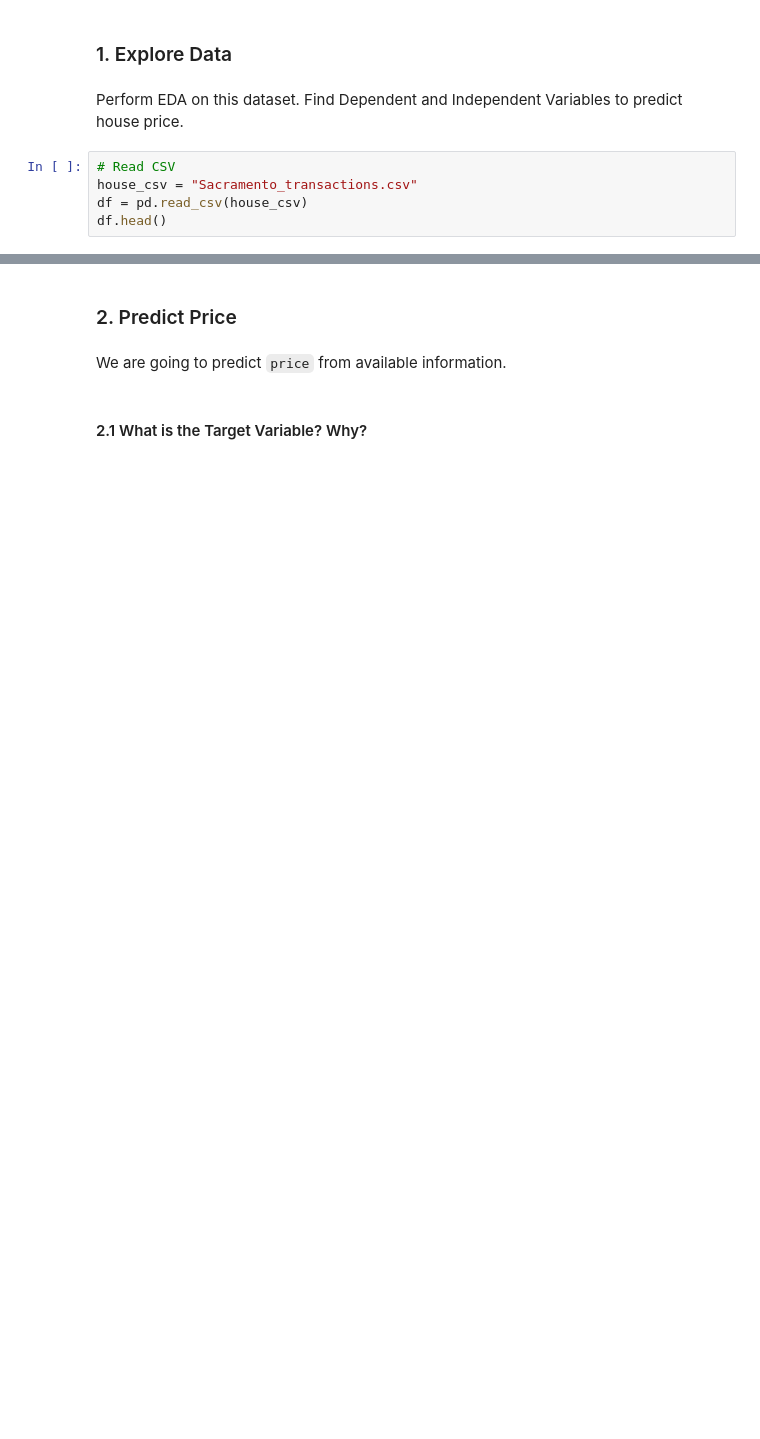
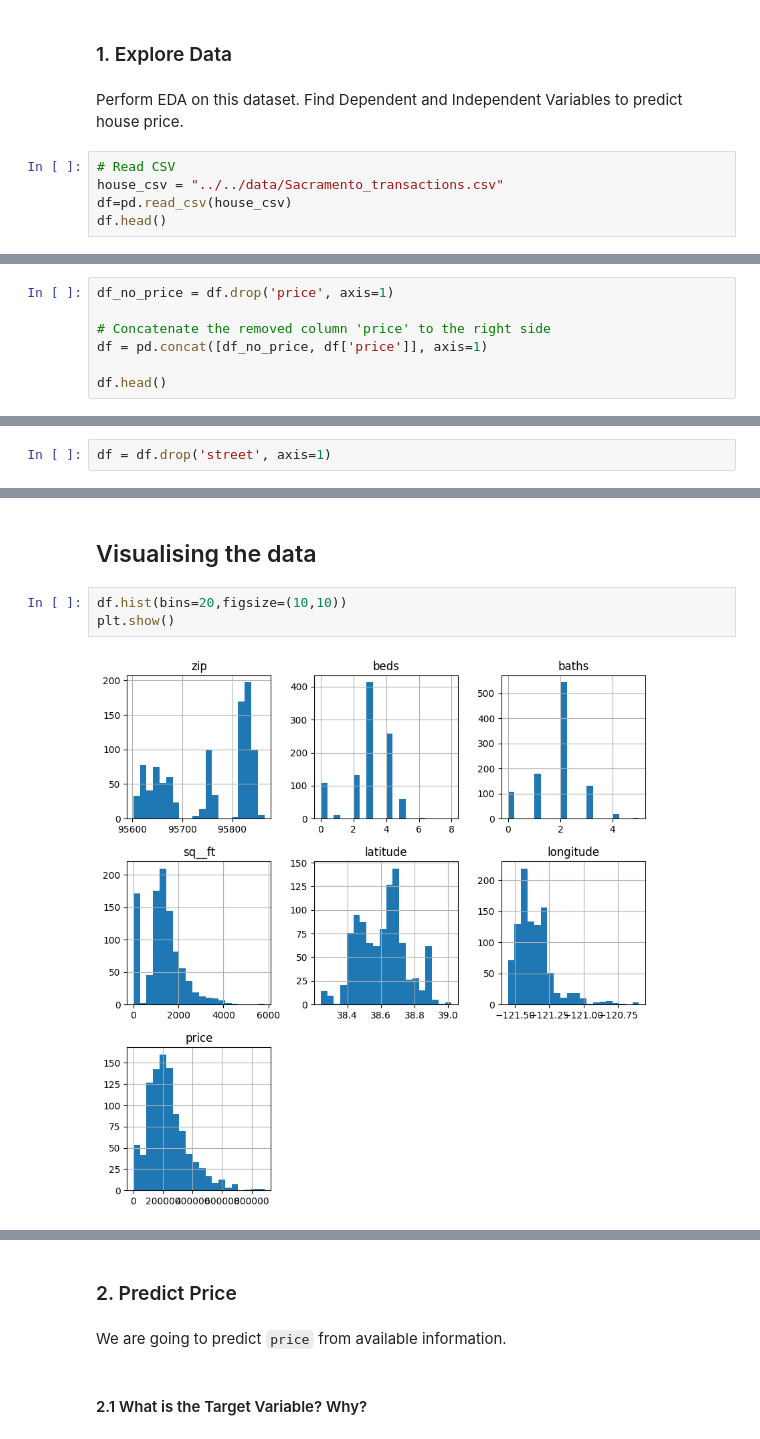
Before and after one commit to LouisMcArdell/IOD-Work, a Jupyter notebook: Labs/Module 4/IOD_Lab 4.1.2.ipynb, the cells around one changed output, grey strips where cells are left out. Cells and saved outputs as stored; diff of their text form; blank space fills up the shorter version.

```diff
--- a/Labs/Module 4/IOD_Lab 4.1.2.ipynb
+++ b/Labs/Module 4/IOD_Lab 4.1.2.ipynb
@@ -22,8 +24,8 @@ import pandas as pd
 Perform EDA on this dataset. Find Dependent and Independent Variables to predict house price.
 # %%
 # Read CSV
-house_csv = "Sacramento_transactions.csv"
-df = pd.read_csv(house_csv)
+house_csv = "../../data/Sacramento_transactions.csv"
+df=pd.read_csv(house_csv)
 df.head()
 # %% [output]
 |  | street | city | zip | state | beds | baths | sq__ft | type | sale_date | price | latitude | ... |
@@ -34,0 +48,7 @@ df.head()
+# %%
+df_no_price = df.drop('price', axis=1)
+
+# Concatenate the removed column 'price' to the right side
+df = pd.concat([df_no_price, df['price']], axis=1)
+
+df.head()
@@ -34,0 +62,2 @@ df.head()
+# %%
+df = df.drop('street', axis=1)
@@ -34,0 +107,7 @@ df.head()
+# %% [markdown]
+## Visualising the data
+# %%
+df.hist(bins=20,figsize=(10,10))
+plt.show()
+# %% [output]
+[figure, added]
```
Also changed, not shown: parts of 28 cells of this notebook, 11 other files.
